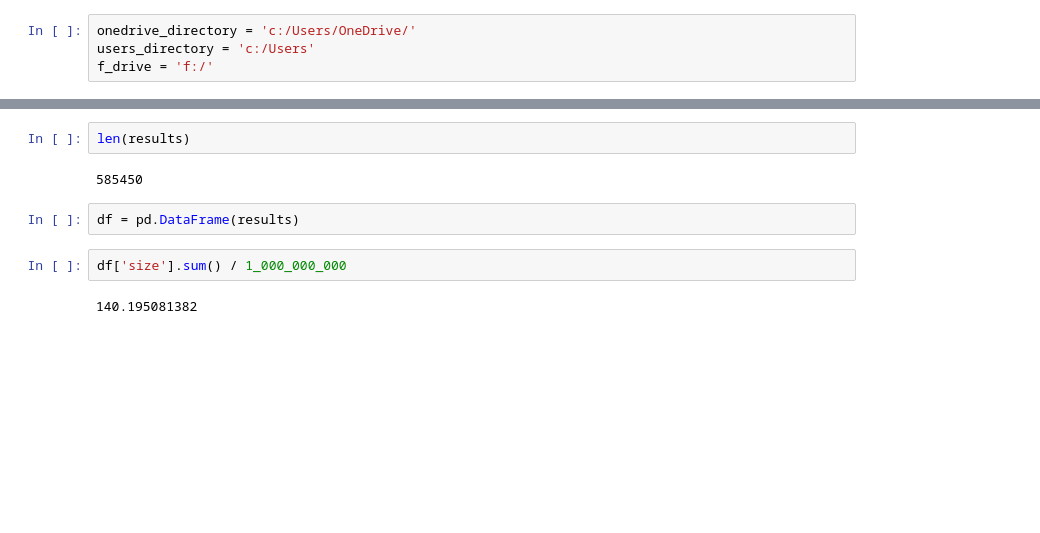
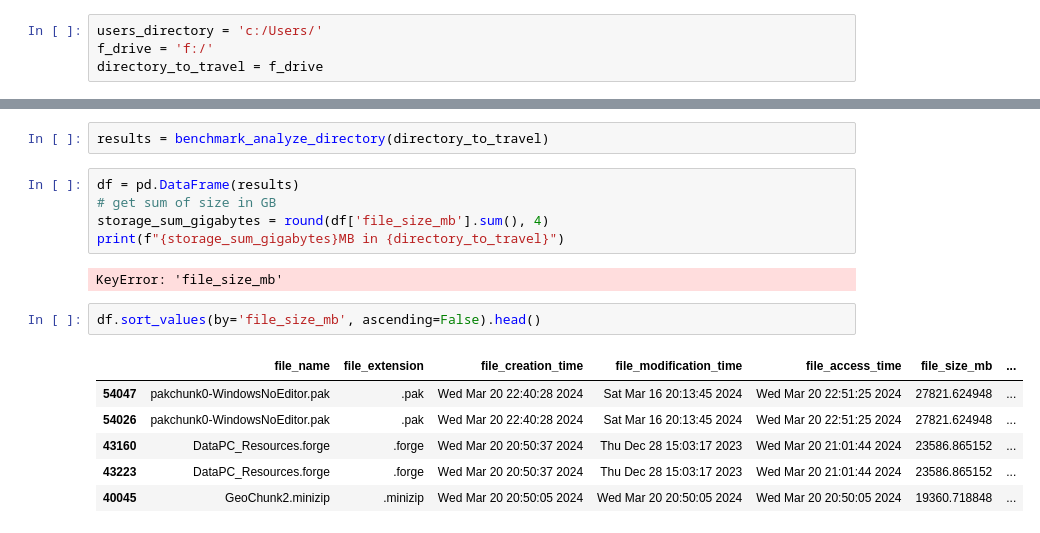
Before and after one commit to maxdelong/experiments, a Jupyter notebook: directory_traveler/development_notebook.ipynb, the cells around one changed output, grey strips where cells are left out. Saved outputs shown, nothing was run; the diff lists cells and outputs as text; blank space fills up the shorter version.

```diff
--- a/directory_traveler/development_notebook.ipynb
+++ b/directory_traveler/development_notebook.ipynb
@@ -48,4 +106,4 @@ Three levels back directory: c:\Users\Max\OneDrive\Documents\GitHub\experiments\
 # %%
-onedrive_directory = 'c:/Users/OneDrive/'
-users_directory = 'c:/Users'
+users_directory = 'c:/Users/'
 f_drive = 'f:/'
+directory_to_travel = f_drive
@@ -54,10 +132,18 @@ results = analyze_directory(f_drive)
-# %%
-len(results)
-# %% [output]
-585450
-# %%
-df = pd.DataFrame(results)
-# %%
-df['size'].sum() / 1_000_000_000
-# %% [output]
-140.195081382
+# %%
+results = benchmark_analyze_directory(directory_to_travel)
+# %%
+df = pd.DataFrame(results)
+# get sum of size in GB
+storage_sum_gigabytes = round(df['file_size_mb'].sum(), 4)
+print(f"{storage_sum_gigabytes}MB in {directory_to_travel}")
+# %% [output]
+KeyError: 'file_size_mb'
+# %%
+df.sort_values(by='file_size_mb', ascending=False).head()
+# %% [output]
+|  | file_name | file_extension | file_creation_time | file_modification_time | file_access_time | file_size_mb | ... |
+| 54047 | pakchunk0-WindowsNoEditor.pak | .pak | Wed Mar 20 22:40:28 2024 | Sat Mar 16 20:13:45 2024 | Wed Mar 20 22:51:25 2024 | 27821.624948 | ... |
+| 54026 | pakchunk0-WindowsNoEditor.pak | .pak | Wed Mar 20 22:40:28 2024 | Sat Mar 16 20:13:45 2024 | Wed Mar 20 22:51:25 2024 | 27821.624948 | ... |
+| 43160 | DataPC_Resources.forge | .forge | Wed Mar 20 20:50:37 2024 | Thu Dec 28 15:03:17 2023 | Wed Mar 20 21:01:44 2024 | 23586.865152 | ... |
+| 43223 | DataPC_Resources.forge | .forge | Wed Mar 20 20:50:37 2024 | Thu Dec 28 15:03:17 2023 | Wed Mar 20 21:01:44 2024 | 23586.865152 | ... |
+| 40045 | GeoChunk2.minizip | .minizip | Wed Mar 20 20:50:05 2024 | Wed Mar 20 20:50:05 2024 | Wed Mar 20 20:50:05 2024 | 19360.718848 | ... |
```
Also changed, not shown: parts of 11 cells of this notebook, 9 other files.
